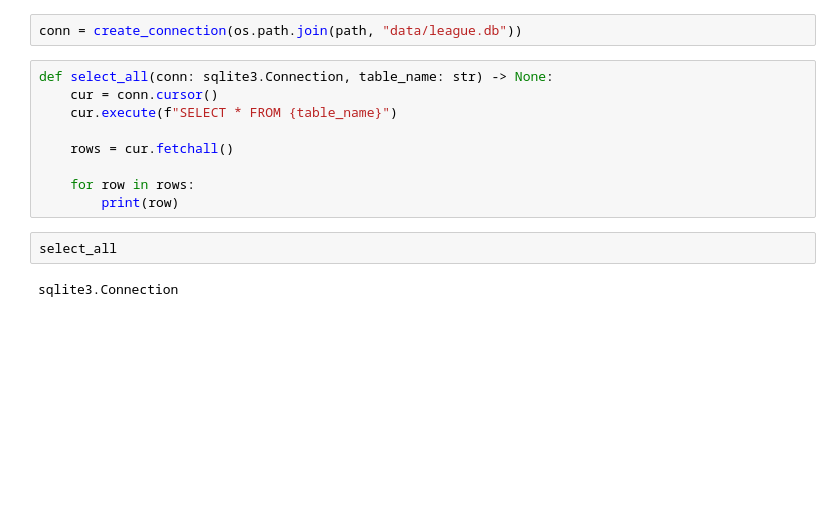
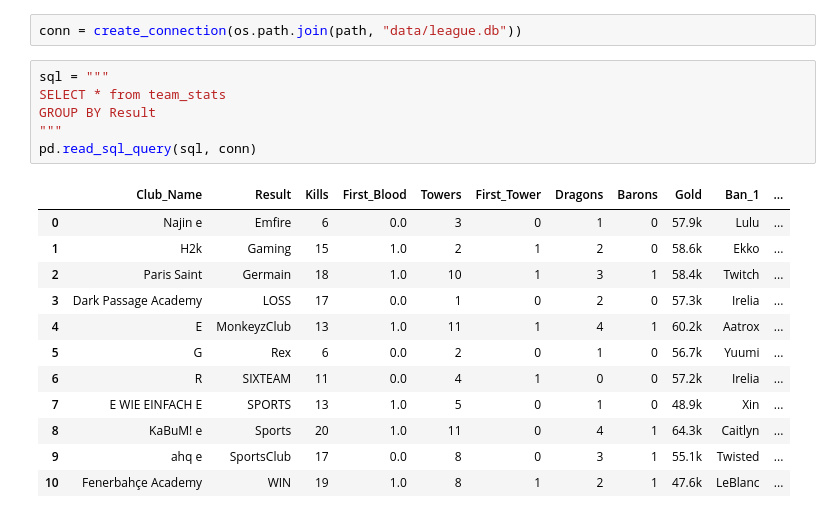
Before and after one commit to KarolKul-KK/League_Pro_Games_Analysis, a Jupyter notebook: notebooks/sql_queries.ipynb, the cells around one changed output. Drawn from its saved outputs; the diff is of its cells as text; blank space fills up the shorter version.

Commit message:
Basic statistics queries for team_stats table

```diff
--- a/notebooks/sql_queries.ipynb
+++ b/notebooks/sql_queries.ipynb
@@ -15,16 +15,22 @@ def create_connection(db_file):
     return conn
 # %%
 conn = create_connection(os.path.join(path, "data/league.db"))
-# %%
-def select_all(conn: sqlite3.Connection, table_name: str) -> None:
-    cur = conn.cursor()
-    cur.execute(f"SELECT * FROM {table_name}")
-
-    rows = cur.fetchall()
-
-    for row in rows:
-        print(row)
-# %%
-select_all
-# %% [output]
-sqlite3.Connection
+# %%
+sql = """
+SELECT * from team_stats
+GROUP BY Result
+"""
+pd.read_sql_query(sql, conn)
+# %% [output]
+|  | Club_Name | Result | Kills | First_Blood | Towers | First_Tower | Dragons | Barons | Gold | Ban_1 | ... |
+| 0 | Najin e | Emfire | 6 | 0.0 | 3 | 0 | 1 | 0 | 57.9k | Lulu | ... |
+| 1 | H2k | Gaming | 15 | 1.0 | 2 | 1 | 2 | 0 | 58.6k | Ekko | ... |
+| 2 | Paris Saint | Germain | 18 | 1.0 | 10 | 1 | 3 | 1 | 58.4k | Twitch | ... |
+| 3 | Dark Passage Academy | LOSS | 17 | 0.0 | 1 | 0 | 2 | 0 | 57.3k | Irelia | ... |
+| 4 | E | MonkeyzClub | 13 | 1.0 | 11 | 1 | 4 | 1 | 60.2k | Aatrox | ... |
+| 5 | G | Rex | 6 | 0.0 | 2 | 0 | 1 | 0 | 56.7k | Yuumi | ... |
+| 6 | R | SIXTEAM | 11 | 0.0 | 4 | 1 | 0 | 0 | 57.2k | Irelia | ... |
+| 7 | E WIE EINFACH E | SPORTS | 13 | 1.0 | 5 | 0 | 1 | 0 | 48.9k | Xin | ... |
+| 8 | KaBuM! e | Sports | 20 | 1.0 | 11 | 0 | 4 | 1 | 64.3k | Caitlyn | ... |
+| 9 | ahq e | SportsClub | 17 | 0.0 | 8 | 0 | 3 | 1 | 55.1k | Twisted | ... |
+| 10 | Fenerbahçe Academy | WIN | 19 | 1.0 | 8 | 1 | 2 | 1 | 47.6k | LeBlanc | ... |
```
Also changed, not shown: parts of 12 cells of this notebook.
